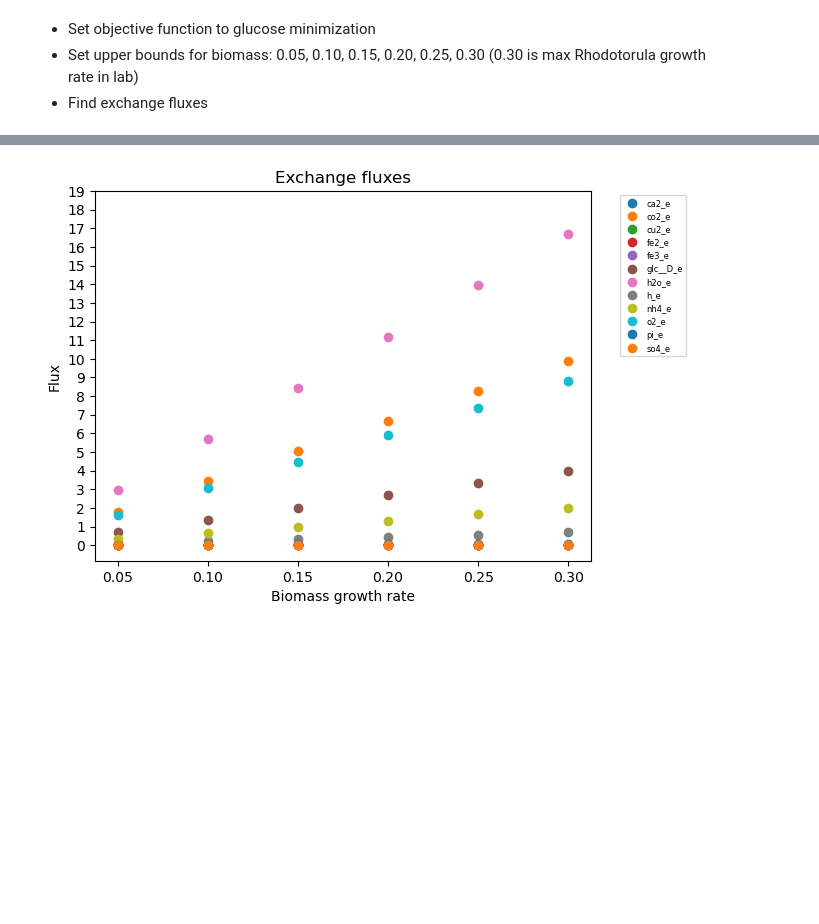
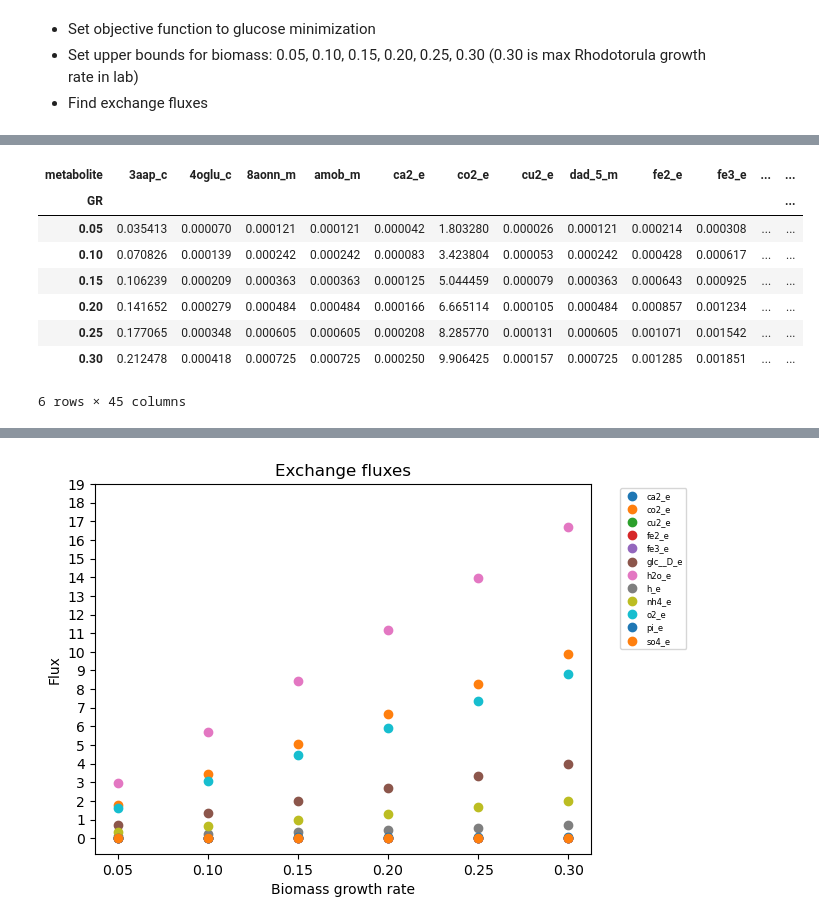
Before and after one commit to maivehanni/BSc_thesis, a Jupyter notebook: Python_scripts/exchange_fluxes.ipynb, the cells around one changed output, grey strips where cells are left out. Saved outputs shown, nothing was run; the diff lists cells and outputs as text; code cells hidden in the pictures; blank space fills up the shorter version.

```diff
--- a/Python_scripts/exchange_fluxes.ipynb
+++ b/Python_scripts/exchange_fluxes.ipynb
@@ -82,0 +71,15 @@ exchange_fluxes_table
+# %%
+# Get all non-zero exchange fluxes
+exchange_fluxes_table_all = pd.pivot_table(exchange_fluxes_all, values='flux', index=['GR'], columns=['metabolite'])
+
+exchange_fluxes_table_all
+# %% [output]
+| metabolite | 3aap_c | 4oglu_c | 8aonn_m | amob_m | ca2_e | co2_e | cu2_e | dad_5_m | fe2_e | fe3_e | ... | ... |
+| GR |  |  |  |  |  |  |  |  |  |  |  | ... |
+| 0.05 | 0.035413 | 0.000070 | 0.000121 | 0.000121 | 0.000042 | 1.803280 | 0.000026 | 0.000121 | 0.000214 | 0.000308 | ... | ... |
+| 0.10 | 0.070826 | 0.000139 | 0.000242 | 0.000242 | 0.000083 | 3.423804 | 0.000053 | 0.000242 | 0.000428 | 0.000617 | ... | ... |
+| 0.15 | 0.106239 | 0.000209 | 0.000363 | 0.000363 | 0.000125 | 5.044459 | 0.000079 | 0.000363 | 0.000643 | 0.000925 | ... | ... |
+| 0.20 | 0.141652 | 0.000279 | 0.000484 | 0.000484 | 0.000166 | 6.665114 | 0.000105 | 0.000484 | 0.000857 | 0.001234 | ... | ... |
+| 0.25 | 0.177065 | 0.000348 | 0.000605 | 0.000605 | 0.000208 | 8.285770 | 0.000131 | 0.000605 | 0.001071 | 0.001542 | ... | ... |
+| 0.30 | 0.212478 | 0.000418 | 0.000725 | 0.000725 | 0.000250 | 9.906425 | 0.000157 | 0.000725 | 0.001285 | 0.001851 | ... | ... |
+6 rows × 45 columns
```
Also changed, not shown: parts of 4 cells of this notebook, 4 other files.
